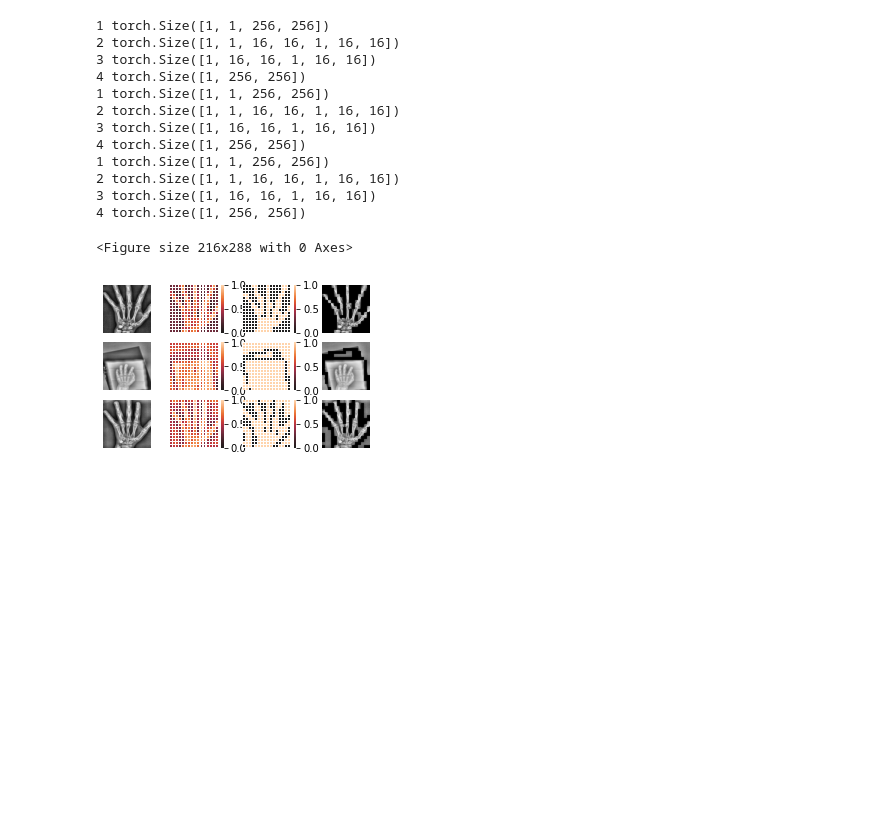
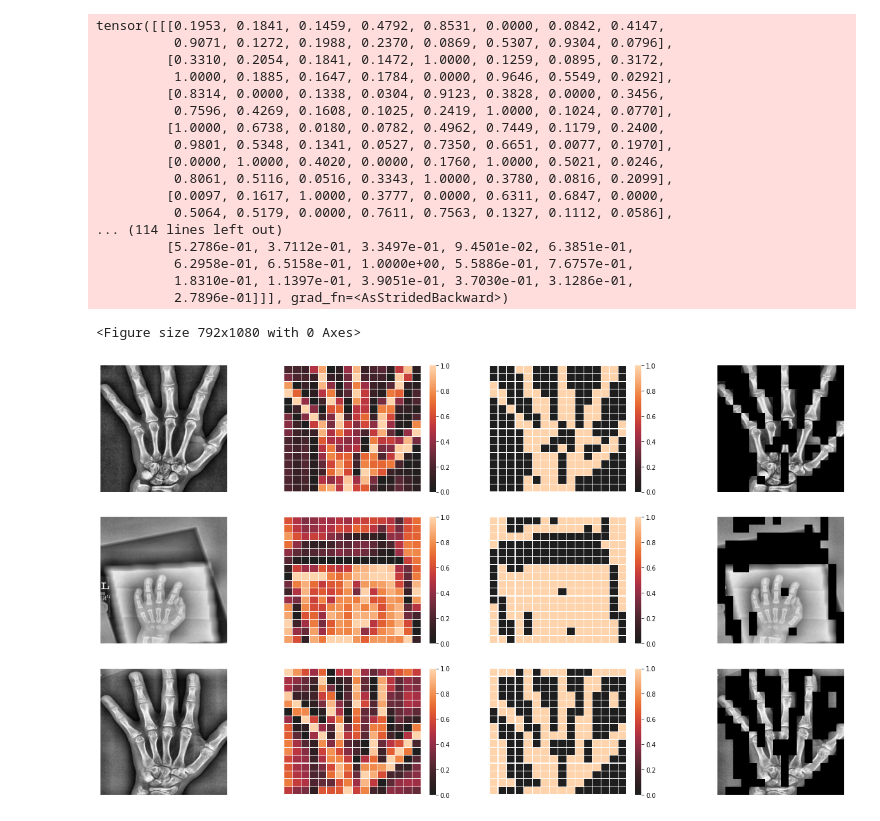
Before and after one commit to janbraunsdorff/studienarbeit, a Jupyter notebook: vit-analyse-transformer.ipynb, the cells around one changed output. Drawn from its saved outputs; the diff is of its cells as text; code cells hidden in the pictures; blank space fills up the shorter version.

Commit message:
change batch size

```diff
--- a/vit-analyse-transformer.ipynb
+++ b/vit-analyse-transformer.ipynb
@@ -18,2 +10,0 @@ tensor = torch.rand((8, 16, 16))
-# %%
-t = t1(tensor)
@@ -26,3 +10,0 @@ output = m(input)
-# %%
-t = torch.where(tensor > 0, ones, zeros)
-t
@@ -138,59 +99,67 @@ def scale_maks(mask):
     t = t.repeat_interleave(2).view(-1, 128,256).repeat(1,1,2).reshape(-1,256,256)
     return t
 # %%
-plt.figure(figsize=(3,4))
-plt.subplots(figsize=(5,3))
+plt.figure(figsize=(11,15))
+plt.subplots(figsize=(18,10))
+plt.tight_layout()
 
 imges = ["1377.png", "1378.png", "1400.png"]
 
 for i in range (3):
-    img, t, t2 = getconding(path_to_training_data + imges[i])
+    img, mask, reduce_maks, img_maks = getconding(path_to_training_data + imges[i])
 
     plt.subplot(3, 4, i*4+1)
     plt.imshow(img.permute(1,2,0).detach(), cmap='gray')
     plt.axis('off')
 
     plt.subplot(3, 4, i*4+2)
 
     ax = sns.heatmap(
-        t.detach(),
+        mask.squeeze().detach(),
+        cbar=True,
+        vmin=0, vmax=1,
+        annot=False,
+        xticklabels=False,
+        yticklabels=False,
+        center=0,
+        linewidths=.1
+    )
+    cbar = ax.collections[0].colorbar
+    cbar.set_ticklabels([])
+
+
+    plt.subplot(3, 4, i*4+3)
+    ax = sns.heatmap(
+        reduce_maks.squeeze().detach(),
         cbar=True,
         vmin=0, vmax=1,
         annot=False,
         xticklabels=False,
         yticklabels=False,
         center=0,
         linewidths=.1
     )
 
-    plt.subplot(3, 4, i*4+3)
-    ax = sns.heatmap(
-        t2,
-        cbar=True,
-        vmin=0, vmax=1,
-        annot=False,
-        xticklabels=False,
-        yticklabels=False,
-        center=0,
-        linewidths=.1
-    )
-    ax.figure.axes[-1].yaxis.label.set_size(0.1)
     plt.subplot(3, 4, i*4+4)
-    pic = scale_maks(t2.unsqueeze(0)) * img.float()
-    plt.imshow(pic.permute(1,2,0), cmap='gray')
+    plt.imshow(img_maks.squeeze(), cmap='gray')
     plt.axis('off')
 # %% [output]
-1 torch.Size([1, 1, 256, 256])
-2 torch.Size([1, 1, 16, 16, 1, 16, 16])
-3 torch.Size([1, 16, 16, 1, 16, 16])
-4 torch.Size([1, 256, 256])
-1 torch.Size([1, 1, 256, 256])
-2 torch.Size([1, 1, 16, 16, 1, 16, 16])
-3 torch.Size([1, 16, 16, 1, 16, 16])
-4 torch.Size([1, 256, 256])
-1 torch.Size([1, 1, 256, 256])
-2 torch.Size([1, 1, 16, 16, 1, 16, 16])
-3 torch.Size([1, 16, 16, 1, 16, 16])
-4 torch.Size([1, 256, 256])
+tensor([[[0.1953, 0.1841, 0.1459, 0.4792, 0.8531, 0.0000, 0.0842, 0.4147,
+          0.9071, 0.1272, 0.1988, 0.2370, 0.0869, 0.5307, 0.9304, 0.0796],
+         [0.3310, 0.2054, 0.1841, 0.1472, 1.0000, 0.1259, 0.0895, 0.3172,
+          1.0000, 0.1885, 0.1647, 0.1784, 0.0000, 0.9646, 0.5549, 0.0292],
+         [0.8314, 0.0000, 0.1338, 0.0304, 0.9123, 0.3828, 0.0000, 0.3456,
+          0.7596, 0.4269, 0.1608, 0.1025, 0.2419, 1.0000, 0.1024, 0.0770],
+         [1.0000, 0.6738, 0.0180, 0.0782, 0.4962, 0.7449, 0.1179, 0.2400,
+          0.9801, 0.5348, 0.1341, 0.0527, 0.7350, 0.6651, 0.0077, 0.1970],
+         [0.0000, 1.0000, 0.4020, 0.0000, 0.1760, 1.0000, 0.5021, 0.0246,
+          0.8061, 0.5116, 0.0516, 0.3343, 1.0000, 0.3780, 0.0816, 0.2099],
+         [0.0097, 0.1617, 1.0000, 0.3777, 0.0000, 0.6311, 0.6847, 0.0000,
+          0.5064, 0.5179, 0.0000, 0.7611, 0.7563, 0.1327, 0.1112, 0.0586],
+... (114 lines left out)
+         [5.2786e-01, 3.7112e-01, 3.3497e-01, 9.4501e-02, 6.3851e-01,
+          6.2958e-01, 6.5158e-01, 1.0000e+00, 5.5886e-01, 7.6757e-01,
+          1.8310e-01, 1.1397e-01, 3.9051e-01, 3.7030e-01, 3.1286e-01,
+          2.7896e-01]]], grad_fn=<AsStridedBackward>)
-<Figure size 216x288 with 0 Axes>
+<Figure size 792x1080 with 0 Axes>
-[figure, old version]
+[figure, new version]
```
Also changed, not shown: parts of 13 cells of this notebook, 4 other files.
